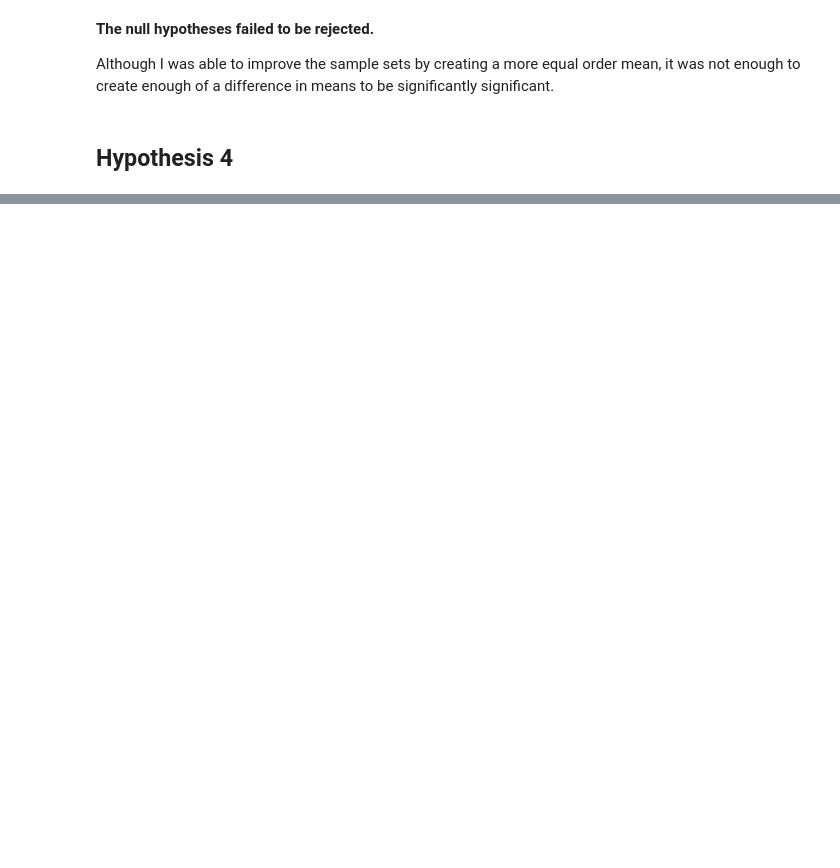
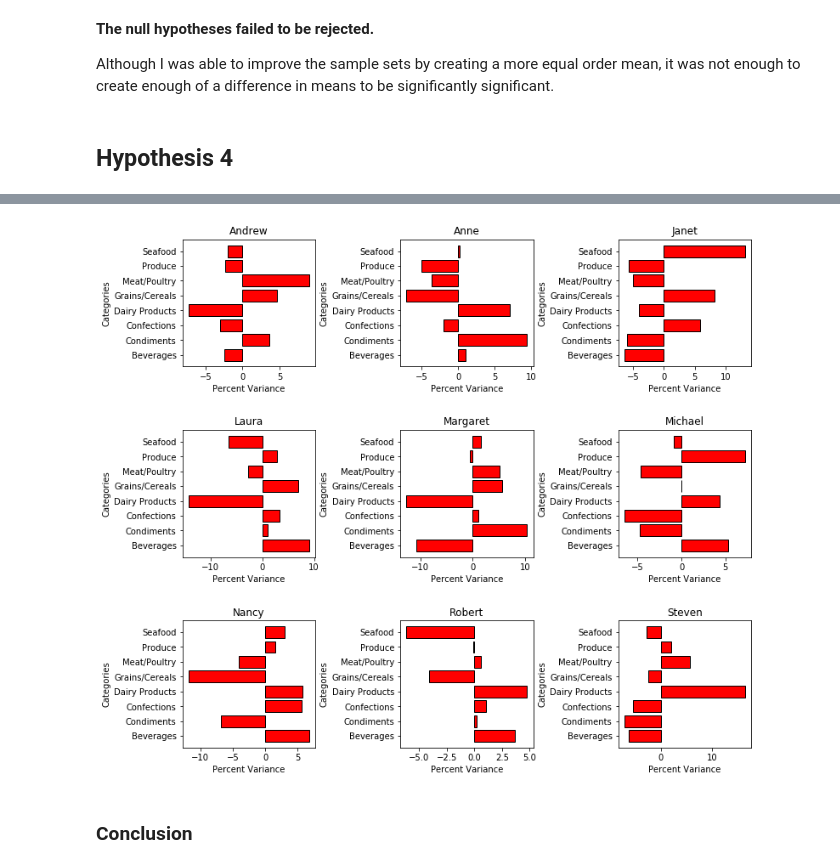
Before and after one commit to terryollila/dsc-mod-3-project-online-ds-ft-100719, a Jupyter notebook: student.ipynb, the cells around one changed output, grey strips where cells are left out. Cells and saved outputs as stored; diff of their text form; code cells hidden in the pictures; blank space fills up the shorter version.

```diff
--- a/student.ipynb
+++ b/student.ipynb
@@ -1434,0 +1444,9 @@ Multiple Comparison of Means - Tukey HSD, FWER=0.05
+# %%
+# Need this for labels
+chart_labels = list(comb_cats.ScaledMeanDelta.index.levels[1])
+# %%
+# Need this for plt.title
+chart_titles = comb_cats.ScaledMeanDelta.index.levels[0]
+# %%
+# Need to get remove the Totals
+chart_titles = chart_titles[:-1]
@@ -1434,0 +1459,25 @@ Multiple Comparison of Means - Tukey HSD, FWER=0.05
+# %%
+fig, axes = plt.subplots(3, 3, figsize = (12, 11))
+
+c = 0
+i = 0
+j = 0
+
+for emp in chart_titles:
+    values = comb_cats.ScaledMeanDelta.loc[emp]
+    axes[i][j].barh(chart_labels, values, color = 'red', edgecolor = 'black',
+             linewidth = 1)
+    axes[i][j].set_title(emp)
+    axes[i][j].set_xlabel('Percent Variance')
+    axes[i][j].set_ylabel('Categories')
+    plt.subplots_adjust(wspace = .64)
+    plt.subplots_adjust(hspace = .5)
+    j += 1
+    if j == 3:
+        j = 0
+        i += 1
+plt.show()
+# %% [output]
+[figure, added]
+# %% [markdown]
+### Conclusion
```
Also changed, not shown: parts of 96 cells of this notebook.
